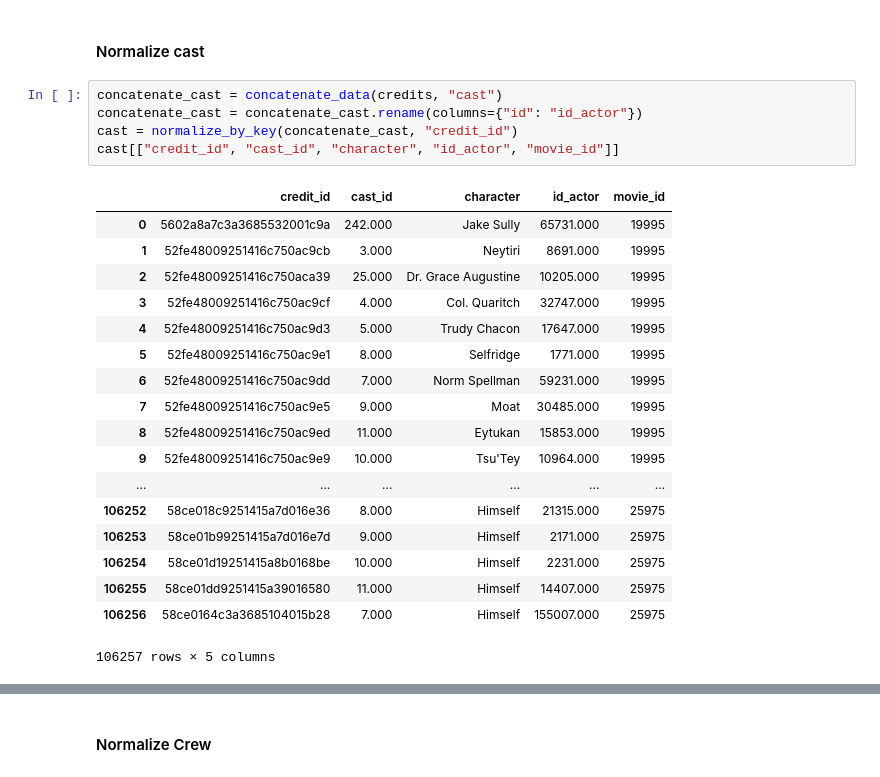
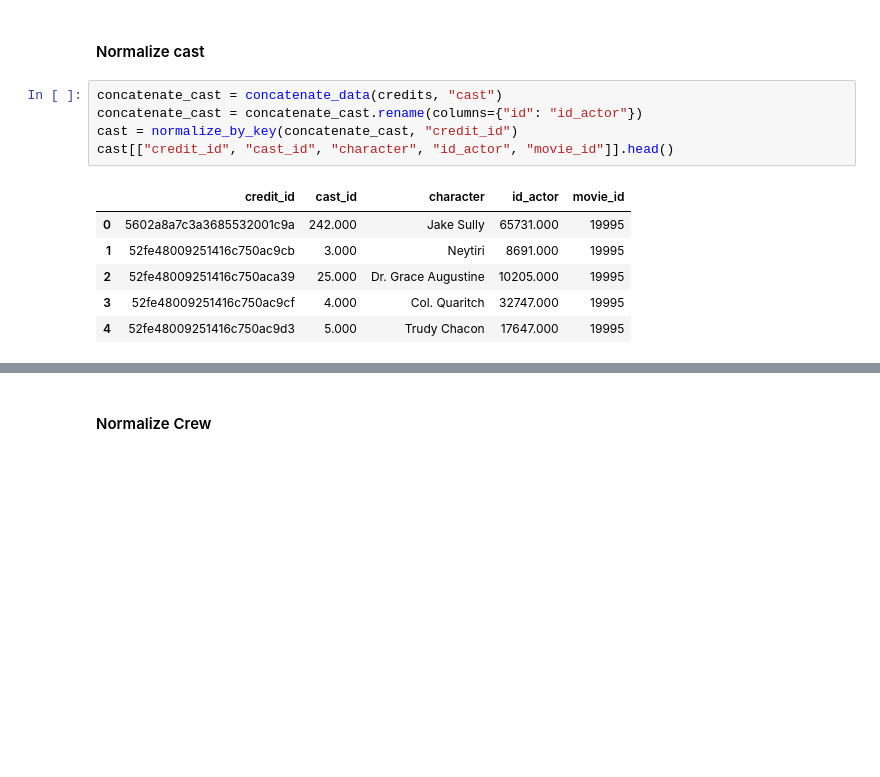
Before and after one commit to Comollo/Computer-Science, a Jupyter notebook: Computer_Science_Project.ipynb, the cells around one changed output, grey strips where cells are left out. Drawn from its saved outputs; the diff is of its cells as text; blank space fills up the shorter version.

```diff
--- a/Computer_Science_Project.ipynb
+++ b/Computer_Science_Project.ipynb
@@ -381,26 +362,14 @@ movies_and_language[["movie_id","id_lang"]].head()
 # %%
 concatenate_cast = concatenate_data(credits, "cast")
 concatenate_cast = concatenate_cast.rename(columns={"id": "id_actor"})
 cast = normalize_by_key(concatenate_cast, "credit_id")
-cast[["credit_id", "cast_id", "character", "id_actor", "movie_id"]]
+cast[["credit_id", "cast_id", "character", "id_actor", "movie_id"]].head()
 # %% [output]
 |  | credit_id | cast_id | character | id_actor | movie_id |
 | 0 | 5602a8a7c3a3685532001c9a | 242.000 | Jake Sully | 65731.000 | 19995 |
 | 1 | 52fe48009251416c750ac9cb | 3.000 | Neytiri | 8691.000 | 19995 |
 | 2 | 52fe48009251416c750aca39 | 25.000 | Dr. Grace Augustine | 10205.000 | 19995 |
 | 3 | 52fe48009251416c750ac9cf | 4.000 | Col. Quaritch | 32747.000 | 19995 |
 | 4 | 52fe48009251416c750ac9d3 | 5.000 | Trudy Chacon | 17647.000 | 19995 |
-| 5 | 52fe48009251416c750ac9e1 | 8.000 | Selfridge | 1771.000 | 19995 |
-| 6 | 52fe48009251416c750ac9dd | 7.000 | Norm Spellman | 59231.000 | 19995 |
-| 7 | 52fe48009251416c750ac9e5 | 9.000 | Moat | 30485.000 | 19995 |
-| 8 | 52fe48009251416c750ac9ed | 11.000 | Eytukan | 15853.000 | 19995 |
-| 9 | 52fe48009251416c750ac9e9 | 10.000 | Tsu'Tey | 10964.000 | 19995 |
-| ... | ... | ... | ... | ... | ... |
-| 106252 | 58ce018c9251415a7d016e36 | 8.000 | Himself | 21315.000 | 25975 |
-| 106253 | 58ce01b99251415a7d016e7d | 9.000 | Himself | 2171.000 | 25975 |
-| 106254 | 58ce01d19251415a8b0168be | 10.000 | Himself | 2231.000 | 25975 |
-| 106255 | 58ce01dd9251415a39016580 | 11.000 | Himself | 14407.000 | 25975 |
-| 106256 | 58ce0164c3a3685104015b28 | 7.000 | Himself | 155007.000 | 25975 |
-106257 rows × 5 columns
 # %%
 actor = normalize_by_key(concatenate_cast, "id_actor")
```
Also changed, not shown: parts of 24 cells of this notebook, 2 other files.
